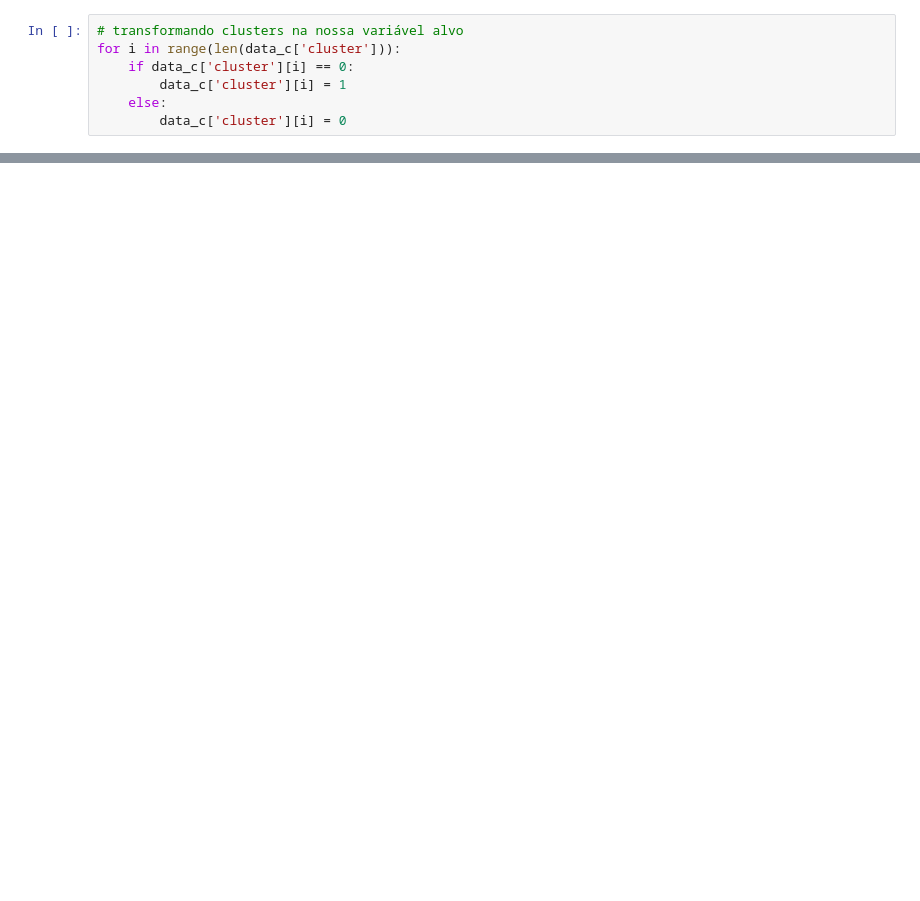
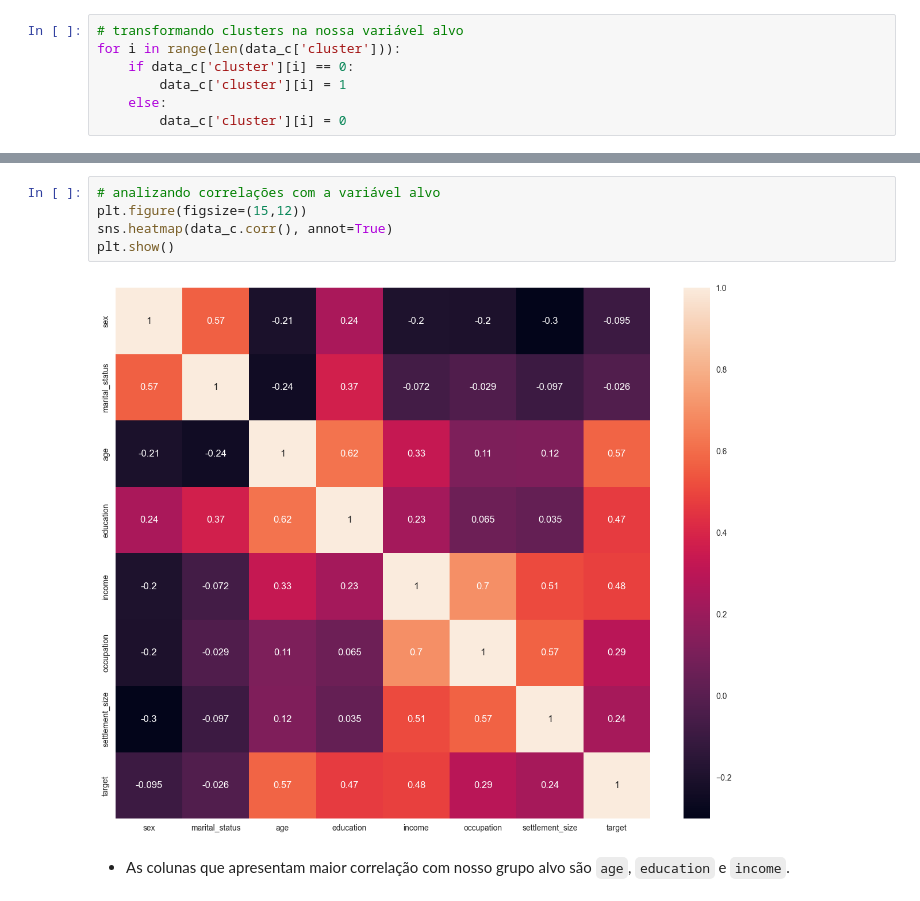
Before and after one commit to DieGod-DS/segmentacao-clientes, a Jupyter notebook: rascunho.ipynb, the cells around one changed output, grey strips where cells are left out. Drawn from its saved outputs; the diff is of its cells as text; blank space fills up the shorter version.

```diff
--- a/rascunho.ipynb
+++ b/rascunho.ipynb
@@ -375,0 +407,9 @@ data_c.hist(figsize=(15,7));
+# %%
+# analizando correlações com a variável alvo
+plt.figure(figsize=(15,12))
+sns.heatmap(data_c.corr(), annot=True)
+plt.show()
+# %% [output]
+[figure, added]
+# %% [markdown]
+- As colunas que apresentam maior correlação com nosso grupo alvo são `age`, `education` e `income`.
```
Also changed, not shown: parts of 19 cells of this notebook.
